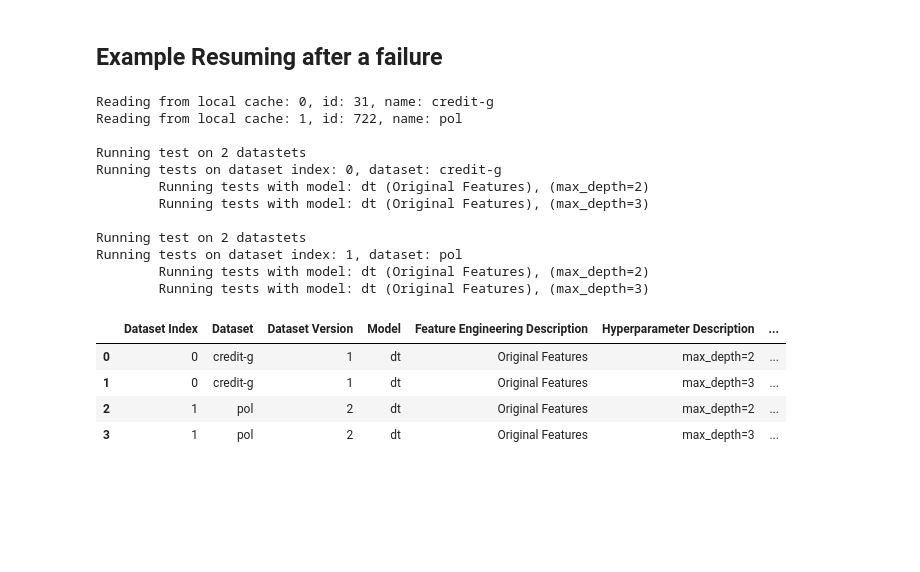
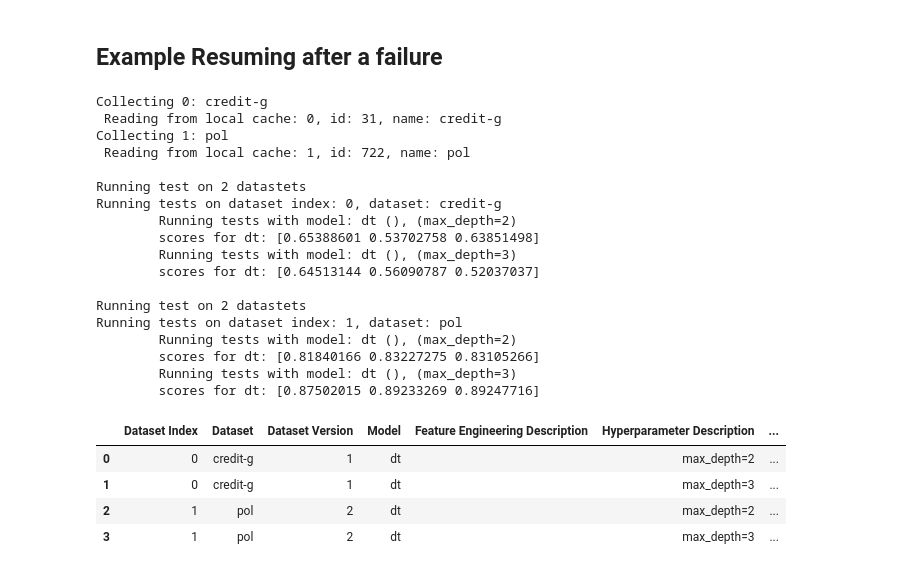
Before and after one commit to Brett-Kennedy/DatasetTester, a Jupyter notebook: examples/DatasetTester.ipynb, the cells around one changed output. Saved outputs shown, nothing was run; the diff lists cells and outputs as text; code cells hidden in the pictures; blank space fills up the shorter version.

```diff
--- a/examples/DatasetTester.ipynb
+++ b/examples/DatasetTester.ipynb
@@ -262,49 +301,57 @@ Running tests on dataset index: 0, dataset: arsenic-male-bladder
 # %%
 # run_tests() has the ability to save intermediate results to a folder and continue after a failure from a given
 # start point. This example simulates this by setting ending_point in the first call to run_tests() and
 # setting starting_point in the 2nd call.
 
 try:
     shutil.rmtree(partial_result_folder)
 except:
     pass
 
-datasets_tester = de.DatasetsTester()
-matching_datasets = datasets_tester.find_by_name(['pol', 'credit-g'], "classification")
+datasets_tester = de.DatasetsTester(problem_type="classification", path_local_cache=cache_folder)
+matching_datasets = datasets_tester.find_by_name(['pol', 'credit-g'])
 
-datasets_tester.collect_data(save_local_cache=True, check_local_cache=True, path_local_cache=cache_folder)
+datasets_tester.collect_data(save_local_cache=True, check_local_cache=True)
 ds = datasets_tester.get_dataset_collection()
 
-summary_df = datasets_tester.run_tests(estimators_arr = [("dt", "Original Features", "max_depth=2", tree.DecisionTreeClassifier(max_depth=2)),
-                                                         ("dt", "Original Features", "max_depth=3", tree.DecisionTreeClassifier(max_depth=3))],
-                                       num_cv_folds=3,
-                                       show_warnings=True,
-                                       ending_point=1,
-                                       partial_result_folder=partial_result_folder)
+datasets_tester.run_tests(
+    estimators_arr = [("dt", "", "max_depth=2", tree.DecisionTreeClassifier(max_depth=2)),
+                      ("dt", "", "max_depth=3", tree.DecisionTreeClassifier(max_depth=3))],
+    num_cv_folds=3,
+    show_warnings=True,
+    ending_point=0,
+    partial_result_folder=partial_result_folder)
 
-summary_df = datasets_tester.run_tests(estimators_arr = [("dt", "Original Features", "max_depth=2", tree.DecisionTreeClassifier(max_depth=2)),
-                                                         ("dt", "Original Features", "max_depth=3", tree.DecisionTreeClassifier(max_depth=3))],
-                                       num_cv_folds=3,
-                                       show_warnings=True,
-                                       starting_point=1,
-                                       partial_result_folder=partial_result_folder)
+summary_df,_ = datasets_tester.run_tests(
+    estimators_arr = [("dt", "", "max_depth=2", tree.DecisionTreeClassifier(max_depth=2)),
+                     ("dt", "", "max_depth=3", tree.DecisionTreeClassifier(max_depth=3))],
+    num_cv_folds=3,
+    show_warnings=True,
+    starting_point=1,
+    partial_result_folder=partial_result_folder)
 
 summary_df
 # %% [output]
-Reading from local cache: 0, id: 31, name: credit-g
-Reading from local cache: 1, id: 722, name: pol
+Collecting 0: credit-g
+ Reading from local cache: 0, id: 31, name: credit-g
+Collecting 1: pol
+ Reading from local cache: 1, id: 722, name: pol
 
 Running test on 2 datastets
 Running tests on dataset index: 0, dataset: credit-g
-        Running tests with model: dt (Original Features), (max_depth=2)
-        Running tests with model: dt (Original Features), (max_depth=3)
+        Running tests with model: dt (), (max_depth=2)
+        scores for dt: [0.65388601 0.53702758 0.63851498]
+        Running tests with model: dt (), (max_depth=3)
+        scores for dt: [0.64513144 0.56090787 0.52037037]
 
 Running test on 2 datastets
 Running tests on dataset index: 1, dataset: pol
-        Running tests with model: dt (Original Features), (max_depth=2)
-        Running tests with model: dt (Original Features), (max_depth=3)
+        Running tests with model: dt (), (max_depth=2)
+        scores for dt: [0.81840166 0.83227275 0.83105266]
+        Running tests with model: dt (), (max_depth=3)
+        scores for dt: [0.87502015 0.89233269 0.89247716]
 |  | Dataset Index | Dataset | Dataset Version | Model | Feature Engineering Description | Hyperparameter Description | ... |
-| 0 | 0 | credit-g | 1 | dt | Original Features | max_depth=2 | ... |
-| 1 | 0 | credit-g | 1 | dt | Original Features | max_depth=3 | ... |
-| 2 | 1 | pol | 2 | dt | Original Features | max_depth=2 | ... |
-| 3 | 1 | pol | 2 | dt | Original Features | max_depth=3 | ... |
+| 0 | 0 | credit-g | 1 | dt |  | max_depth=2 | ... |
+| 1 | 0 | credit-g | 1 | dt |  | max_depth=3 | ... |
+| 2 | 1 | pol | 2 | dt |  | max_depth=2 | ... |
+| 3 | 1 | pol | 2 | dt |  | max_depth=3 | ... |
```
Also changed, not shown: parts of 16 cells of this notebook, 1 other file.
